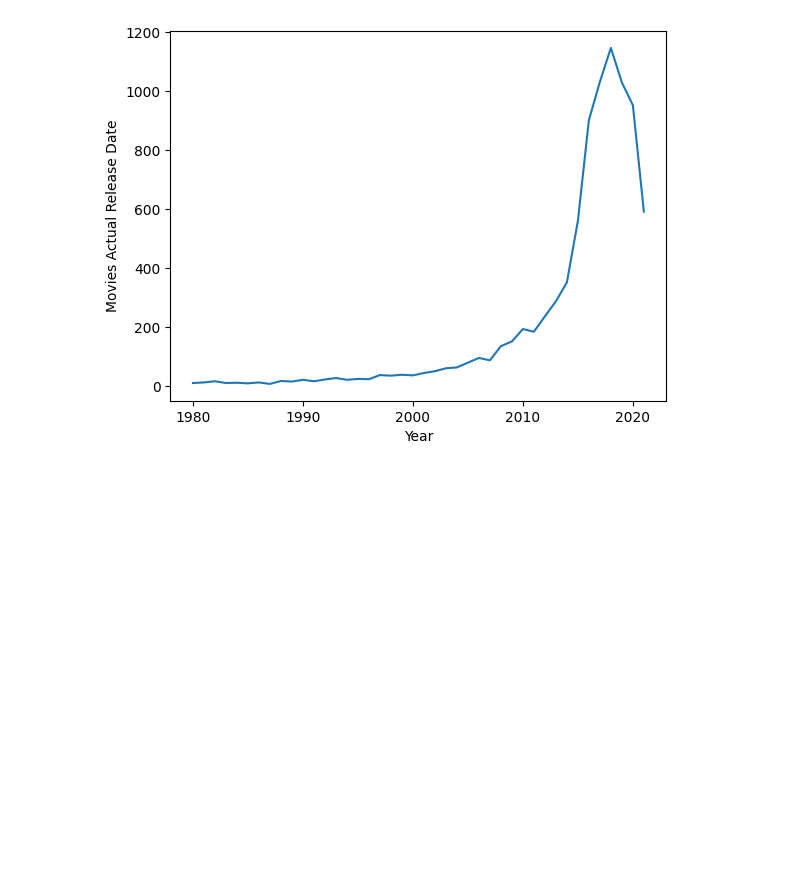
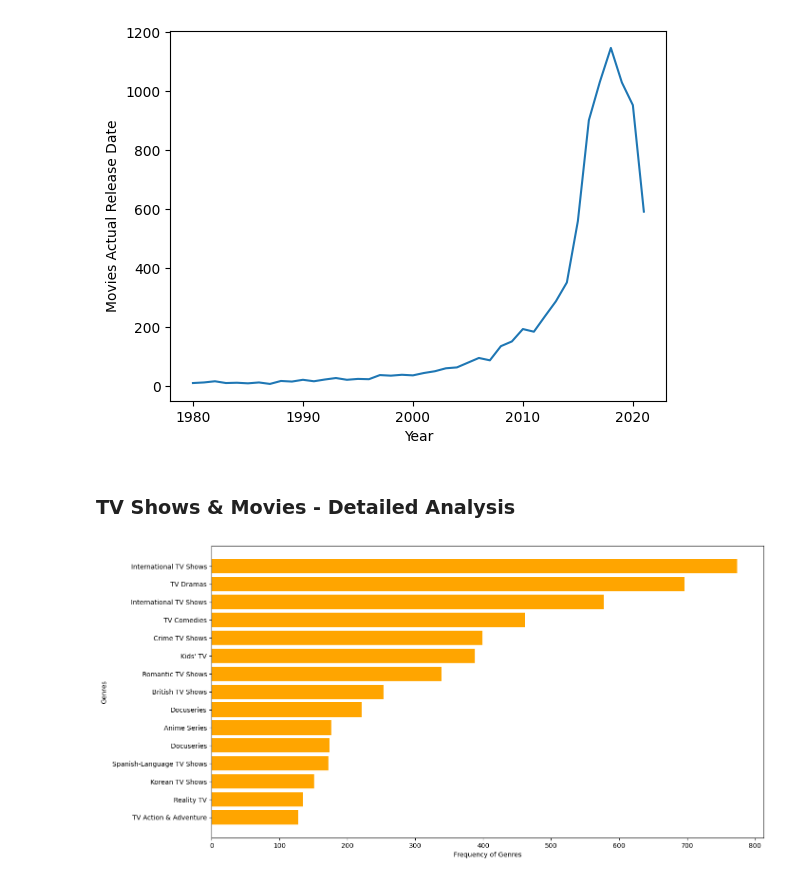
Before and after one commit to vinayakghatul/Netflix_EDA, a Jupyter notebook: DV_Netflix_Case.ipynb, the cells around one changed output. Saved outputs shown, nothing was run; the diff lists cells and outputs as text; code cells hidden in the pictures; blank space fills up the shorter version.

```diff
--- a/DV_Netflix_Case.ipynb
+++ b/DV_Netflix_Case.ipynb
@@ -815,3 +815,17 @@ plt.xlabel("Year")
 plt.show()
 # %% [output]
 [figure]
+# %% [markdown]
+### TV Shows & Movies - Detailed Analysis
+# %%
+df_shows = df_final1[df_final1['type']=='TV Show']
+df_movies = df_final1[df_final1['type']=='Movie']
+# %%
+df_genre=df_shows.groupby(['Genre']).agg({"title":"nunique"}).reset_index().sort_values(by=['title'],ascending=False)[:15]
+plt.figure(figsize=(15,8))
+plt.barh(df_genre[::-1]['Genre'], df_genre[::-1]['title'],color=['orange'])
+plt.xlabel('Frequency of Genres')
+plt.ylabel('Genres')
+plt.show()
+# %% [output]
+[figure, added]
```
Also changed, not shown: parts of 30 cells of this notebook.
